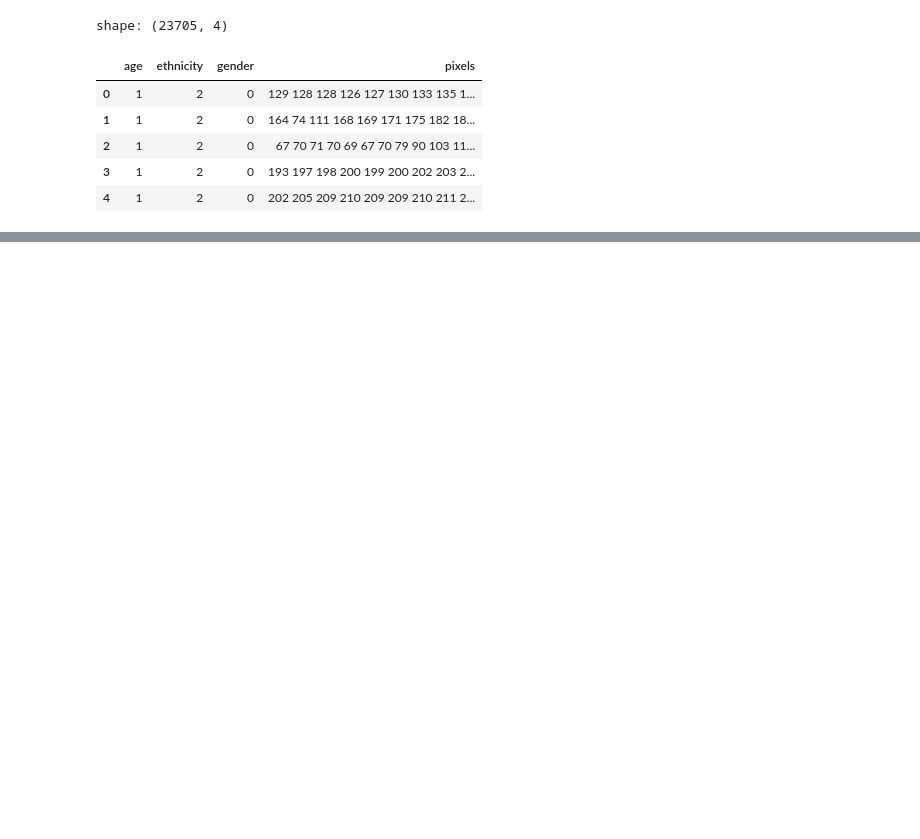
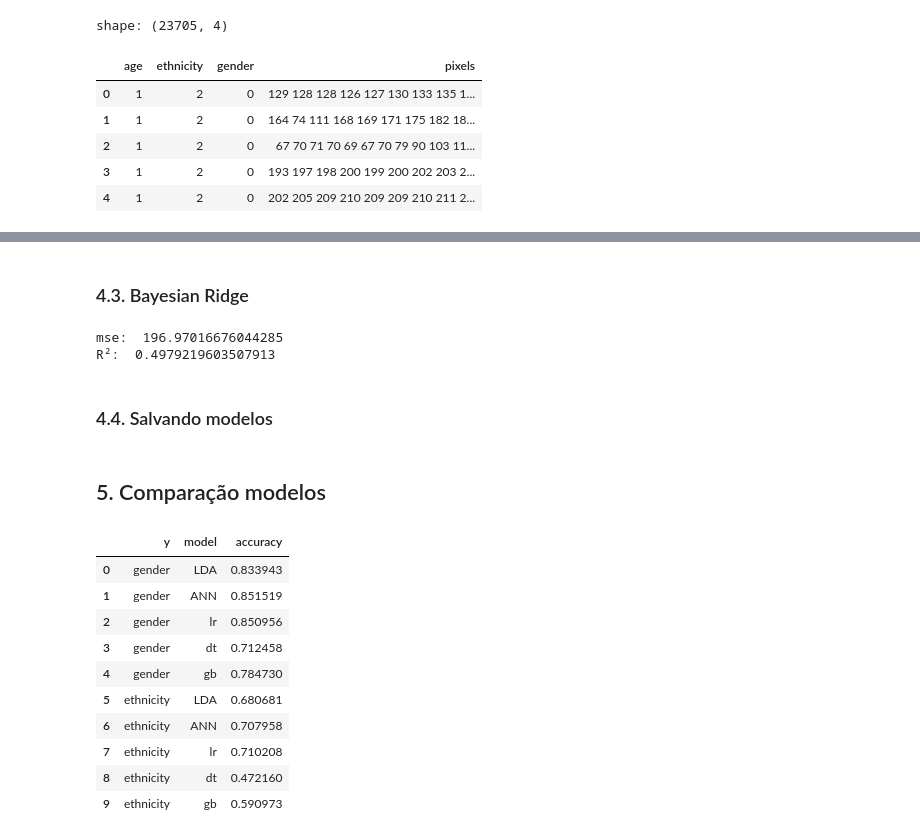
Before and after one commit to Mtsj8/Sistemas-Inteligentes-Projeto, a Jupyter notebook: Notebook.ipynb, the cells around one changed output, grey strips where cells are left out. Drawn from its saved outputs; the diff is of its cells as text; code cells hidden in the pictures; blank space fills up the shorter version.

Commit message:
feat(Notebook.ipynb): Modelos sklearn

```diff
--- a/Notebook.ipynb
+++ b/Notebook.ipynb
@@ -61,0 +248,8 @@ array([[1965,  503],
+# %%
+y_category = 'ethnicity'
+y = list(df[y_category])
+
+x_train, x_test, y_train, y_test = train_test_split(x, y, test_size=0.3, random_state=42)
+
+print('Train size:', len(y_train))
+print('Test size:', len(y_test))
@@ -61,0 +300,11 @@ array([[1965,  503],
+# %%
+lr = LogisticRegression().fit(x_train, y_train)
+y_pred_lr = lr.predict(x_test)
+
+acc_df.loc[acc_df.shape[0]] = ['ethnicity', 'lr', accuracy_score(y_test, y_pred_lr)]
+
+print('acc: ', accuracy_score(y_test, y_pred_lr) * 100, '%')
+
+cm = confusion_matrix(y_test, y_pred_lr)
+
+sns.heatmap(cm, fmt='', annot=True, cmap='Greens')
@@ -61,0 +324,11 @@ array([[1965,  503],
+# %%
+dt = DecisionTreeClassifier().fit(x_train, y_train)
+y_pred_dt = dt.predict(x_test)
+
+acc_df.loc[acc_df.shape[0]] = ['ethnicity', 'dt', accuracy_score(y_test, y_pred_dt)]
+
+print('acc: ', accuracy_score(y_test, y_pred_dt) * 100, '%')
+
+cm = confusion_matrix(y_test, y_pred_dt)
+
+sns.heatmap(cm, fmt='', annot=True, cmap='Greens')
@@ -61,0 +341,12 @@ array([[1965,  503],
+# %%
+gb = GradientBoostingClassifier(n_estimators = 15,
+                                max_depth = 3).fit(x_train, y_train)
+y_pred_gb = gb.predict(x_test)
+
+acc_df.loc[acc_df.shape[0]] = ['ethnicity', 'gb', accuracy_score(y_test, y_pred_gb)]
+
+print('acc: ', accuracy_score(y_test, y_pred_gb) * 100, '%')
+
+cm = confusion_matrix(y_test, y_pred_gb)
+
+sns.heatmap(cm, fmt='', annot=True, cmap='Greens')
@@ -61,0 +417,16 @@ array([[1965,  503],
+# %% [markdown]
+### 4.3. Bayesian Ridge
+# %%
+br = BayesianRidge().fit(x_train, y_train)
+
+y_pred_br = br.predict(x_test)
+
+age_r2_df.loc[age_r2_df.shape[0]] = ['br', r2(y_test, y_pred_br)]
+
+print('mse: ', mse(y_test, y_pred_br))
+print('R²: ', r2(y_test, y_pred_br))
+# %% [output]
+mse:  196.97016676044285
+R²:  0.4979219603507913
+# %% [markdown]
+### 4.4. Salvando modelos
@@ -61,0 +442,16 @@ array([[1965,  503],
+# %% [markdown]
+## 5. Comparação modelos
+# %%
+acc_df
+# %% [output]
+|  | y | model | accuracy |
+| 0 | gender | LDA | 0.833943 |
+| 1 | gender | ANN | 0.851519 |
+| 2 | gender | lr | 0.850956 |
+| 3 | gender | dt | 0.712458 |
+| 4 | gender | gb | 0.784730 |
+| 5 | ethnicity | LDA | 0.680681 |
+| 6 | ethnicity | ANN | 0.707958 |
+| 7 | ethnicity | lr | 0.710208 |
+| 8 | ethnicity | dt | 0.472160 |
+| 9 | ethnicity | gb | 0.590973 |
```
Also changed, not shown: parts of 60 cells of this notebook, 21 other files.
